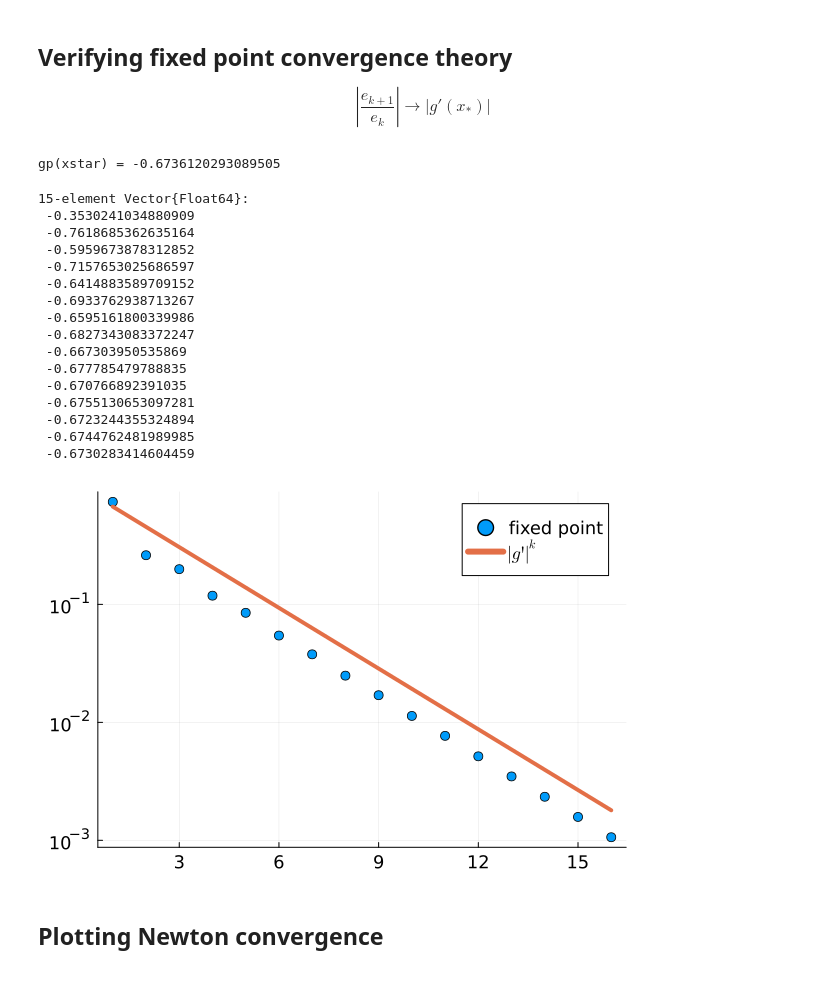
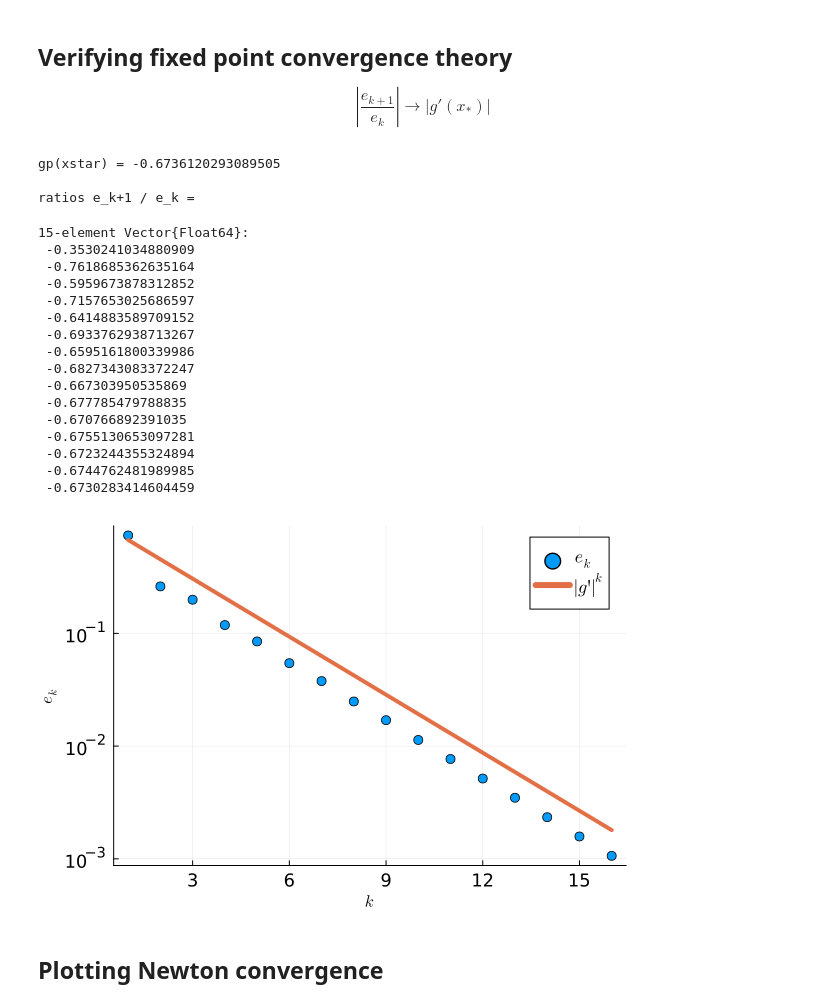
Before and after one commit to jeremylt/csci-3656-fall-2025, a Jupyter notebook: source/notebooks/2025-09-10-More-Newton.ipynb, the cells around one changed output. Saved outputs shown, nothing was run; the diff lists cells and outputs as text; code cells hidden in the pictures.

```diff
--- a/source/notebooks/2025-09-10-More-Newton.ipynb
+++ b/source/notebooks/2025-09-10-More-Newton.ipynb
@@ -56,20 +60,25 @@ Recall the definition of $q$-linear convergence
 
 $$ \lim_{k \rightarrow \infty} \left\lvert \frac{e_{k + 1}}{e_k} \right\rvert = \rho < 1 $$
 # %%
+# Let's find the root
 xstar, _ = newton(f, fp, 1.)
-g(x) = cos(x)
-gp(x) = -sin(x)
 
+# And look at our target function
+g(x)     = cos(x)
+gp(x)    = -sin(x)
 
+# Here is our fixed point iteration
 function fixed_point(g, x, n)
-    xs = [x]
+    xk = [x]
     for k in 1:n
         x = g(x)
-        append!(xs, x)
+        append!(xk, x)
     end
-    xs
+    xk
 end
 
-xs = fixed_point(g, 0., 15)
-plot(xs, g.(xs), seriestype=:path, marker=:auto, label="\$g(x_n)\$")
+# Plot the fixed point and the iterates
+xk = fixed_point(g, 0., 15)
+plot(g, xlims=[-1, 2], label="\$cos(x)\$")
+plot!(xk, abs.(g.(xk)), seriestype=:path, marker=:auto, label="\$g(x_k)\$")
 # %% [output]
@@ -79,11 +88,18 @@ plot(xs, g.(xs), seriestype=:path, marker=:auto, label="\$g(x_n)\$")
 
 $$ \left\lvert \frac{e_{k+1}}{e_k} \right\rvert \rightarrow \left\lvert g' \left( x_* \right) \right\rvert $$
 # %%
+# The ratio of errors should approach g'(x_*)
+# First, what is g'(x_*)
 @show gp(xstar)
-es = xs .- xstar
-es[2:end] ./ es[1:end-1]
+
+# And then look at the ratio
+ek = xk .- xstar
+println("\nratios e_k+1 / e_k =")
+(ek[2:end] ./ ek[1:end-1])
 # %% [output]
 gp(xstar) = -0.6736120293089505
+
+ratios e_k+1 / e_k =
 15-element Vector{Float64}:
  -0.3530241034880909
  -0.7618685362635164
@@ -101,10 +117,11 @@ gp(xstar) = -0.6736120293089505
  -0.6744762481989985
  -0.6730283414604459
 # %%
-scatter(abs.(es), yscale=:log10, label="fixed point")
+# And lets put it on a log-linear plot to visualize it
+scatter(abs.(ek), yscale=:log10, xlabel="\$k\$", ylabel="\$e_k\$", label="\$e_k\$")
 plot!(k -> abs(gp(xstar))^k, label="\$|g'|^k\$")
 # %% [output]
-[figure, old version]
+[figure, new version]
 # %% [markdown]
 ## Plotting Newton convergence
 # %%
```
Also changed, not shown: parts of 13 cells of this notebook, 5 other files.
